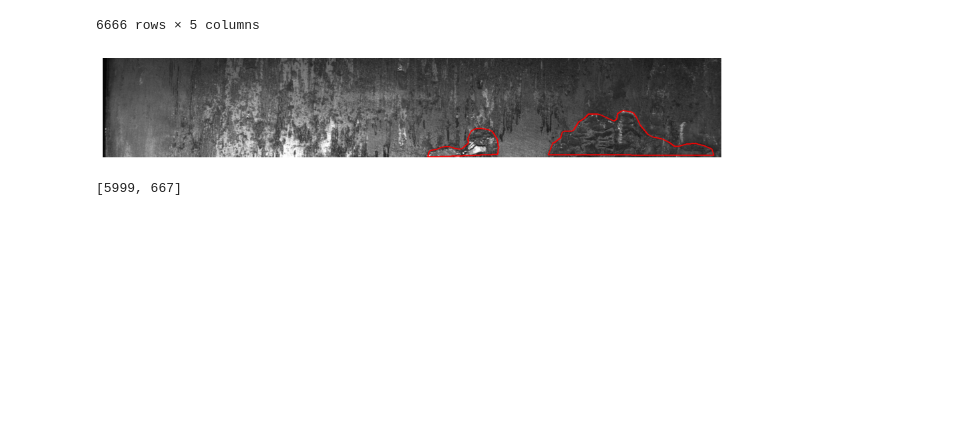
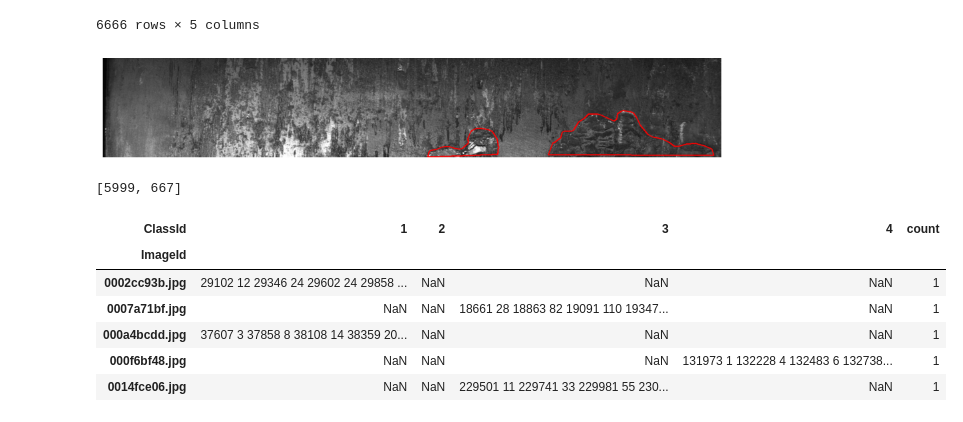
Before and after one commit to Jingik/S.F.D, a Jupyter notebook: AI/bok/yolov8-seg-test.ipynb, the cells around one changed output. Drawn from its saved outputs; the diff is of its cells as text; code cells hidden in the pictures; blank space fills up the shorter version.

```diff
--- a/AI/bok/yolov8-seg-test.ipynb
+++ b/AI/bok/yolov8-seg-test.ipynb
@@ -271,6 +290,16 @@ train_df_n, val_df_n = train_test_split(
 print([len(train_df_n), len(val_df_n)])
 # %% [output]
 [5999, 667]
+# %%
+train_df.head()
+# %% [output]
+| ClassId | 1 | 2 | 3 | 4 | count |
+| ImageId |  |  |  |  |  |
+| 0002cc93b.jpg | 29102 12 29346 24 29602 24 29858 ... | NaN | NaN | NaN | 1 |
+| 0007a71bf.jpg | NaN | NaN | 18661 28 18863 82 19091 110 19347... | NaN | 1 |
+| 000a4bcdd.jpg | 37607 3 37858 8 38108 14 38359 20... | NaN | NaN | NaN | 1 |
+| 000f6bf48.jpg | NaN | NaN | NaN | 131973 1 132228 4 132483 6 132738... | 1 |
+| 0014fce06.jpg | NaN | NaN | 229501 11 229741 33 229981 55 230... | NaN | 1 |
 # %%
 import cv2  # OpenCV 라이브러리 임포트, 이미지 처리 및 컴퓨터 비전 작업에 사용
 from PIL import Image, ImageDraw  # 이미지 작업을 위한 Python Imaging Library(PIL) 모듈 임포트
```
Also changed, not shown: parts of 17 cells of this notebook.
